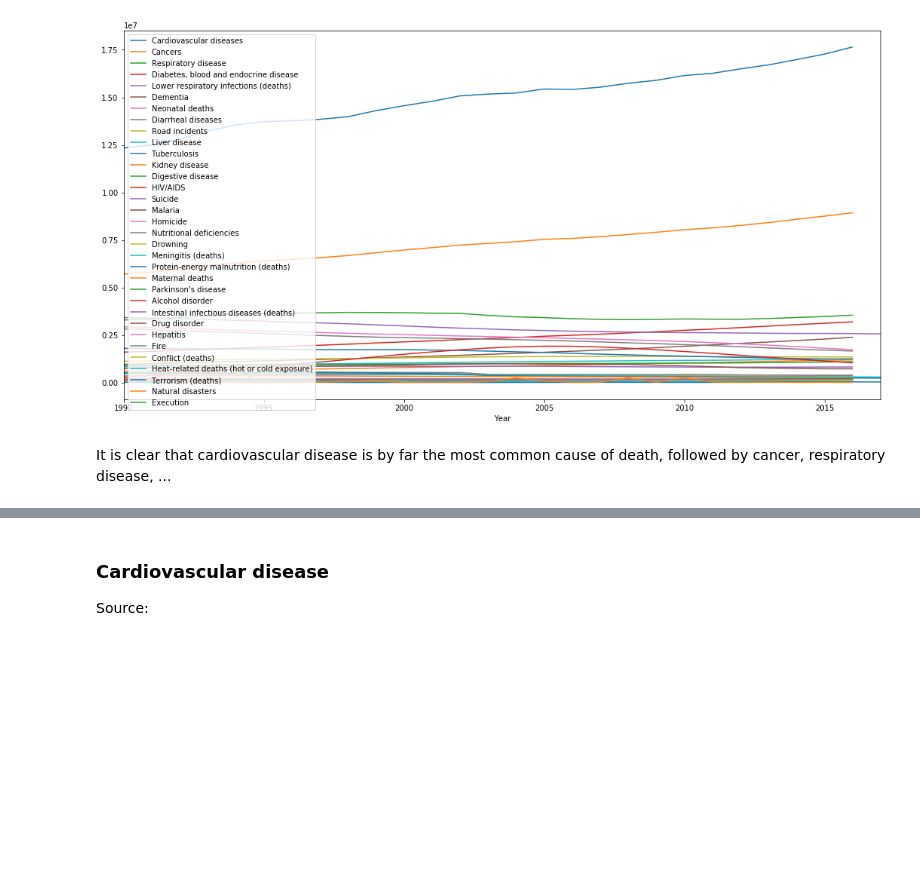
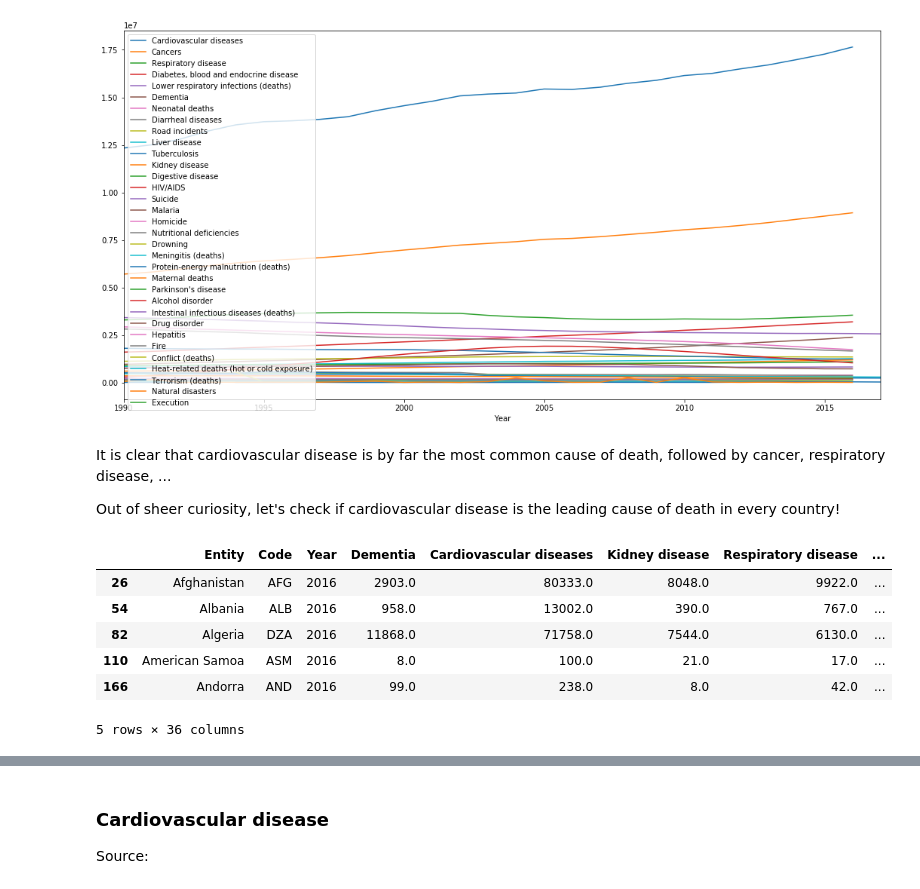
Before and after one commit to itsyaboii1337/Data_Science_Alliance, a Jupyter notebook: LungCancer.ipynb, the cells around one changed output, grey strips where cells are left out. Saved outputs shown, nothing was run; the diff lists cells and outputs as text; code cells hidden in the pictures; blank space fills up the shorter version.

```diff
--- a/LungCancer.ipynb
+++ b/LungCancer.ipynb
@@ -54,3 +54,19 @@ df.plot(x='Year', figsize=(18,9))
 [figure]
 # %% [markdown]
 It is clear that cardiovascular disease is by far the most common cause of death, followed by cancer, respiratory disease, ...
+
+Out of sheer curiosity, let's check if cardiovascular disease is the leading cause of death in every country!
+# %%
+df = data[data['Year']==2016]
+# %%
+df = df[np.isfinite(df['Cardiovascular diseases'])].fillna(0)
+# %%
+df.head()
+# %% [output]
+|  | Entity | Code | Year | Dementia | Cardiovascular diseases | Kidney disease | Respiratory disease | ... |
+| 26 | Afghanistan | AFG | 2016 | 2903.0 | 80333.0 | 8048.0 | 9922.0 | ... |
+| 54 | Albania | ALB | 2016 | 958.0 | 13002.0 | 390.0 | 767.0 | ... |
+| 82 | Algeria | DZA | 2016 | 11868.0 | 71758.0 | 7544.0 | 6130.0 | ... |
+| 110 | American Samoa | ASM | 2016 | 8.0 | 100.0 | 21.0 | 17.0 | ... |
+| 166 | Andorra | AND | 2016 | 99.0 | 238.0 | 8.0 | 42.0 | ... |
+5 rows × 36 columns
```
Also changed, not shown: parts of 3 cells of this notebook.
